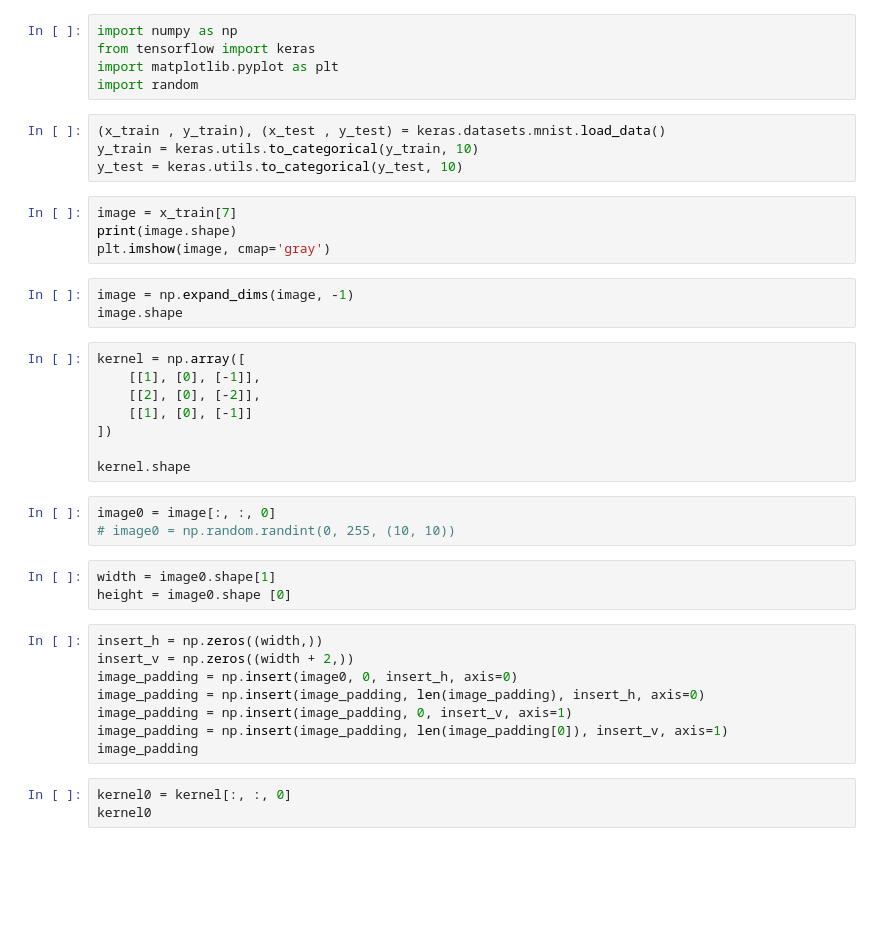
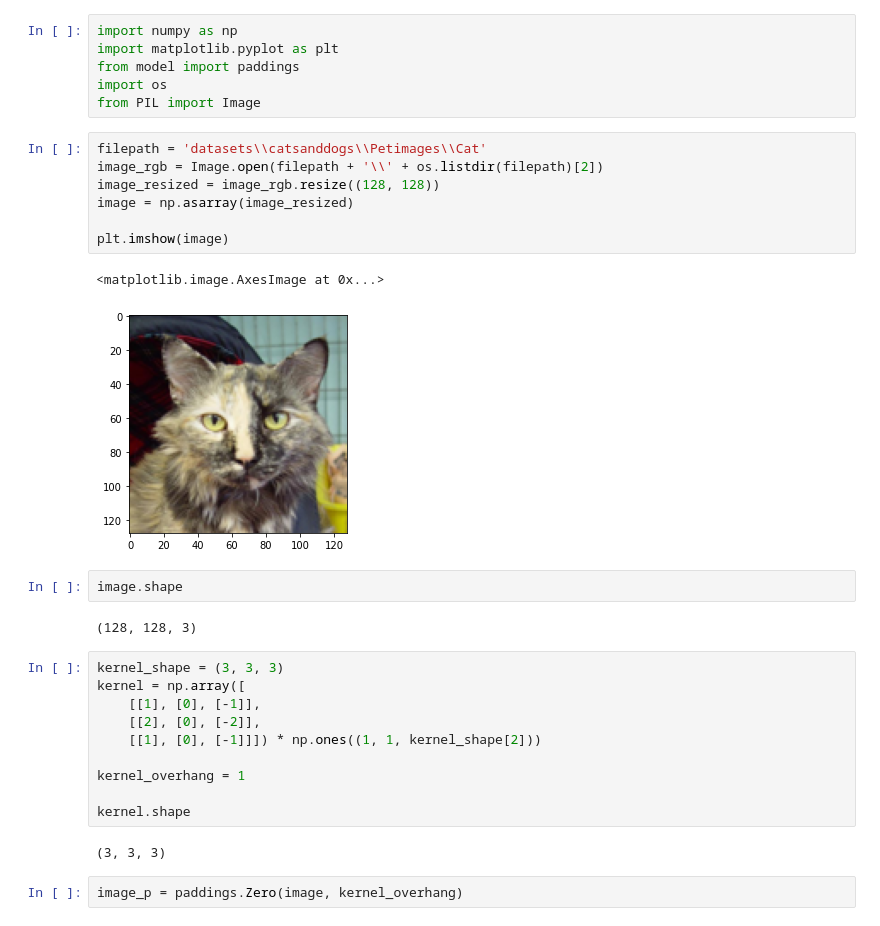
Before and after one commit to dakofler/Compyute, a Jupyter notebook: test_convolution.ipynb, the cells around one changed output. Drawn from its saved outputs; the diff is of its cells as text; blank space fills up the shorter version.

Commit message:
multichannel padding

```diff
--- a/test_convolution.ipynb
+++ b/test_convolution.ipynb
@@ -1,42 +1,35 @@
 # %%
 import numpy as np
-from tensorflow import keras
 import matplotlib.pyplot as plt
-import random
+from model import paddings
+import os
+from PIL import Image
-# %%
-(x_train , y_train), (x_test , y_test) = keras.datasets.mnist.load_data()
-y_train = keras.utils.to_categorical(y_train, 10)
-y_test = keras.utils.to_categorical(y_test, 10)
-# %%
-image = x_train[7]
-print(image.shape)
-plt.imshow(image, cmap='gray')
-# %%
-image = np.expand_dims(image, -1)
-image.shape
+# %%
+filepath = 'datasets\\catsanddogs\\Petimages\\Cat'
+image_rgb = Image.open(filepath + '\\' + os.listdir(filepath)[2])
+image_resized = image_rgb.resize((128, 128))
+image = np.asarray(image_resized)
+
+plt.imshow(image)
+# %% [output]
+<matplotlib.image.AxesImage at 0x...>
+[figure, added]
+# %%
+image.shape
+# %% [output]
+(128, 128, 3)
 # %%
+kernel_shape = (3, 3, 3)
 kernel = np.array([
     [[1], [0], [-1]],
     [[2], [0], [-2]],
-    [[1], [0], [-1]]
-])
+    [[1], [0], [-1]]]) * np.ones((1, 1, kernel_shape[2]))
+
+kernel_overhang = 1
 
 kernel.shape
+# %% [output]
+(3, 3, 3)
-# %%
-image0 = image[:, :, 0]
-# image0 = np.random.randint(0, 255, (10, 10))
-# %%
-width = image0.shape[1]
-height = image0.shape [0]
-# %%
-insert_h = np.zeros((width,))
-insert_v = np.zeros((width + 2,))
-image_padding = np.insert(image0, 0, insert_h, axis=0)
-image_padding = np.insert(image_padding, len(image_padding), insert_h, axis=0)
-image_padding = np.insert(image_padding, 0, insert_v, axis=1)
-image_padding = np.insert(image_padding, len(image_padding[0]), insert_v, axis=1)
-image_padding
-# %%
-kernel0 = kernel[:, :, 0]
-kernel0
+# %%
+image_p = paddings.Zero(image, kernel_overhang)
 # %%
```
Also changed, not shown: parts of 1 cell of this notebook, 6 other files.
